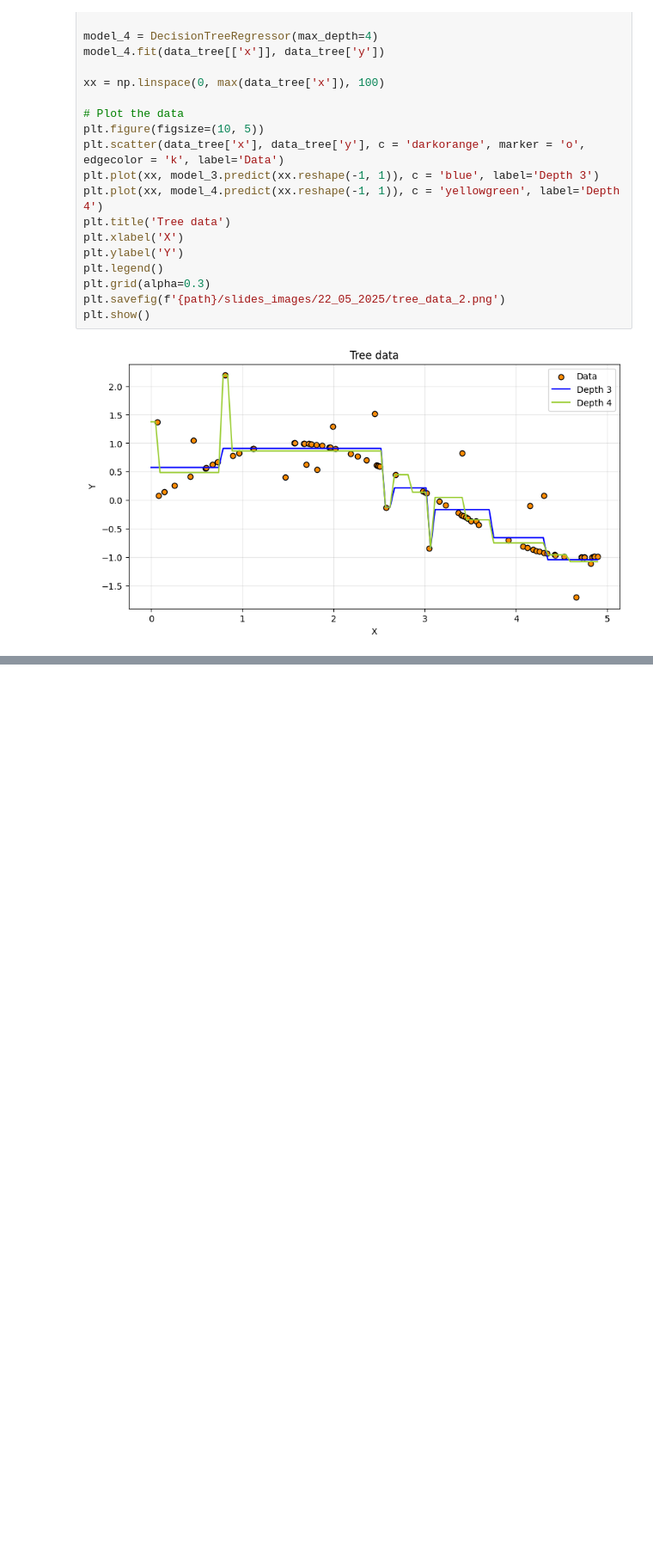
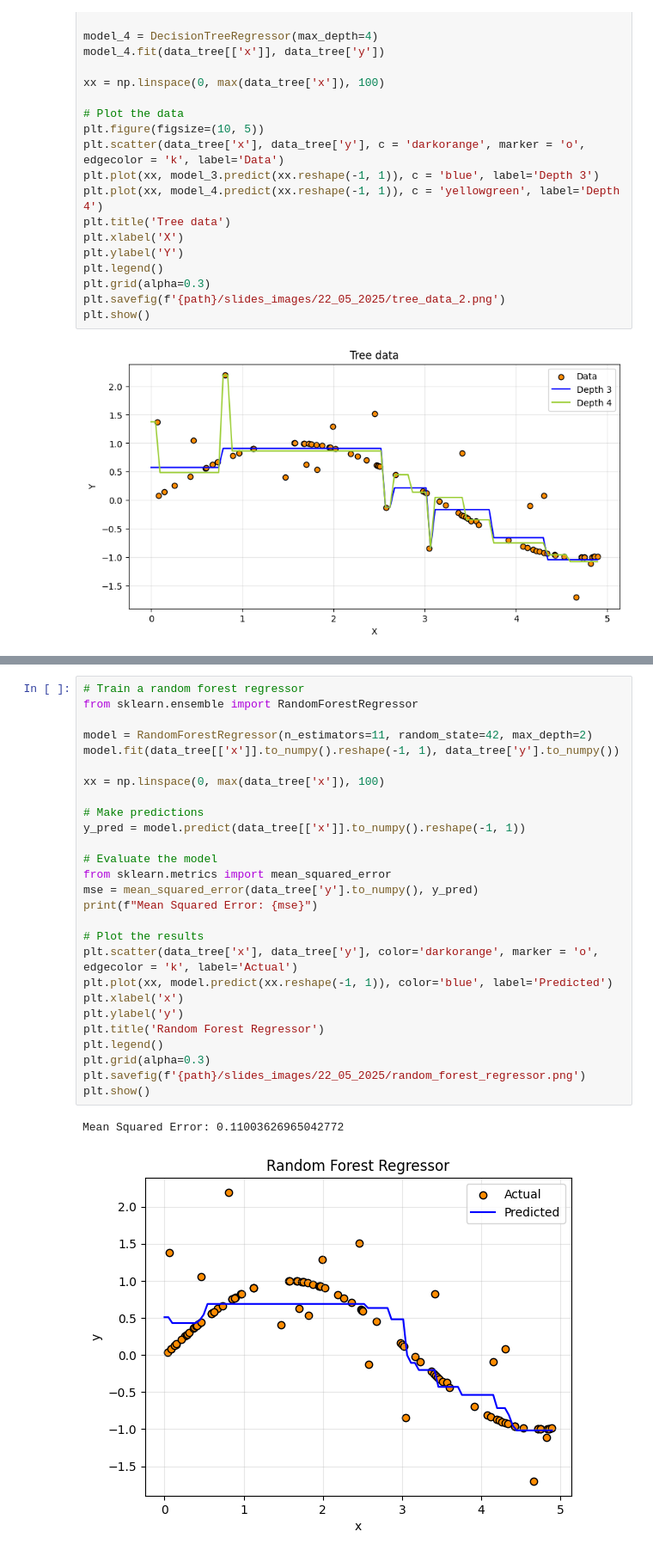
Before and after one commit to gaspardvilla/Nomades_ADA, a Jupyter notebook: slides_builders/22_05_2025.ipynb, the cells around one changed output, grey strips where cells are left out. Shown: that part at 86% size. Drawn from its saved outputs; the diff is of its cells as text; blank space fills up the shorter version.

```diff
--- a/slides_builders/22_05_2025.ipynb
+++ b/slides_builders/22_05_2025.ipynb
@@ -144,0 +215,30 @@ plt.show()
+# %%
+# Train a random forest regressor
+from sklearn.ensemble import RandomForestRegressor
+
+model = RandomForestRegressor(n_estimators=11, random_state=42, max_depth=2)
+model.fit(data_tree[['x']].to_numpy().reshape(-1, 1), data_tree['y'].to_numpy())
+
+xx = np.linspace(0, max(data_tree['x']), 100)
+
+# Make predictions
+y_pred = model.predict(data_tree[['x']].to_numpy().reshape(-1, 1))
+
+# Evaluate the model
+from sklearn.metrics import mean_squared_error
+mse = mean_squared_error(data_tree['y'].to_numpy(), y_pred)
+print(f"Mean Squared Error: {mse}")
+
+# Plot the results
+plt.scatter(data_tree['x'], data_tree['y'], color='darkorange', marker = 'o', edgecolor = 'k', label='Actual')
+plt.plot(xx, model.predict(xx.reshape(-1, 1)), color='blue', label='Predicted')
+plt.xlabel('x')
+plt.ylabel('y')
+plt.title('Random Forest Regressor')
+plt.legend()
+plt.grid(alpha=0.3)
+plt.savefig(f'{path}/slides_images/22_05_2025/random_forest_regressor.png')
+plt.show()
+# %% [output]
+Mean Squared Error: 0.11003626965042772
+[figure, added]
```
Also changed, not shown: parts of 5 cells of this notebook, 2 other files.
